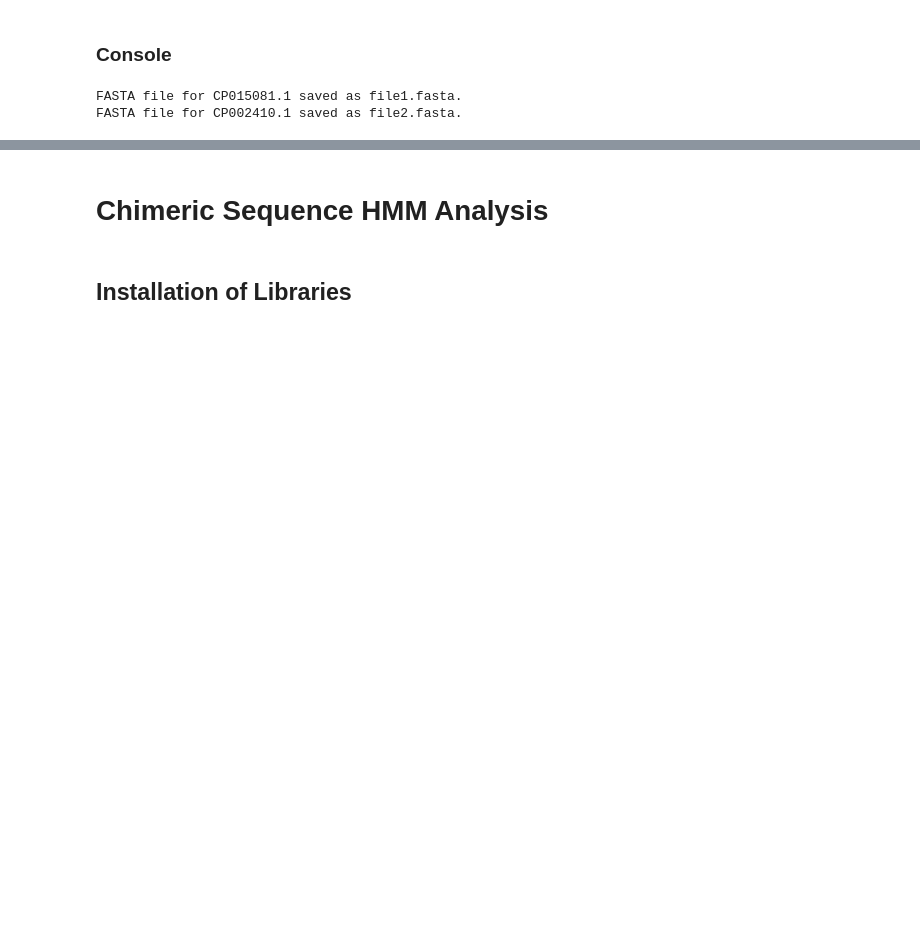
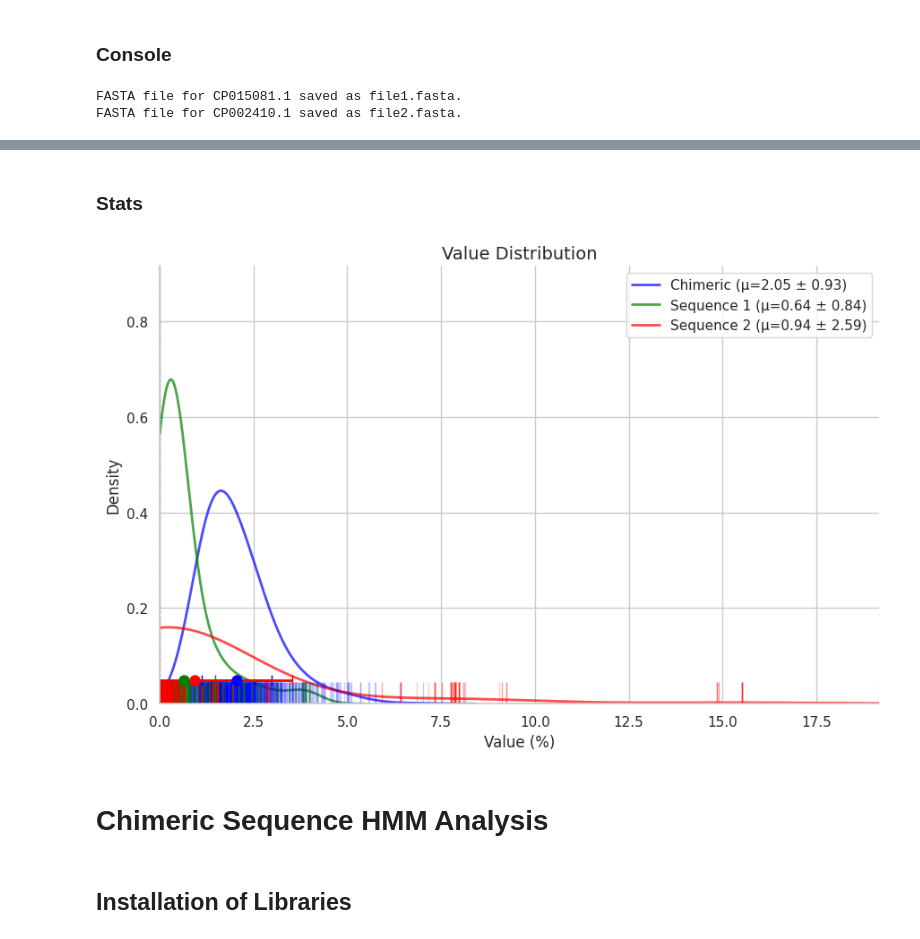
Before and after one commit to Vladm0z/HSE-Bioinformatics, a Jupyter notebook: Bioinformatics/MSc/Algorithms/BioAlg_HW1.ipynb, the cells around one changed output, grey strips where cells are left out. Saved outputs shown, nothing was run; the diff lists cells and outputs as text; code cells hidden in the pictures; blank space fills up the shorter version.

```diff
--- a/Bioinformatics/MSc/Algorithms/BioAlg_HW1.ipynb
+++ b/Bioinformatics/MSc/Algorithms/BioAlg_HW1.ipynb
@@ -51,0 +52,2 @@ Genome 2 error rate: 1.52%
+# %% [markdown]
+### Stats
@@ -52,3 +77,59 @@ Genome 2 error rate: 1.52%
+# %%
+def remove_outliers_iqr(data, threshold=1.5):
+    q1, q3 = np.percentile(data, [5, 95])
+    iqr = q3 - q1
+    lower_bound = q1 - (threshold * iqr)
+    upper_bound = q3 + (threshold * iqr)
+    return [x for x in data if lower_bound <= x <= upper_bound]
+
+nm1 = remove_outliers_iqr(num1)
+nm2 = remove_outliers_iqr(num2)
+nm3 = remove_outliers_iqr(num3)
+# %%
+avg1, err1 = get_stats(nm1)
+avg2, err2 = get_stats(nm2)
+avg3, err3 = get_stats(nm3)
+
+sns.set(style="whitegrid")
+plt.figure(figsize=(9, 6))
+
+# KDE plots with boundary correction
+kde_kwargs = {
+    'clip': (0, None),  # Prevent negative values
+    'bw_method': 0.5,
+    'linewidth': 2,
+    'alpha': 0.7
+}
+
+sns.kdeplot(num1, color='blue', label=f'Chimeric (μ={avg1:.2f} ± {err1:.2f})', **kde_kwargs)
+sns.kdeplot(num2, color='green', label=f'Sequence 1 (μ={avg2:.2f} ± {err2:.2f})', **kde_kwargs)
+sns.kdeplot(num3, color='red', label=f'Sequence 2 (μ={avg3:.2f} ± {err3:.2f})', **kde_kwargs)
+
+# Rug plots for data density
+sns.rugplot(num1, color='blue', height=0.05, alpha=0.2)
+sns.rugplot(num2, color='green', height=0.05, alpha=0.2)
+sns.rugplot(num3, color='red', height=0.05, alpha=0.2)
+
+# Error bars + mean
+for avg, err, color in zip([avg1, avg2, avg3], [err1, err2, err3], ['blue', 'green', 'red']):
+    plt.errorbar(avg, 0.05, xerr=err, fmt='o', color=color, markersize=8,
+                 ecolor=color, elinewidth=2, capsize=4)
+
+plt.title('Value Distribution', fontsize=14)
+plt.xlabel('Value (%)', fontsize=12)
+plt.ylabel('Density', fontsize=12)
+plt.xlim(0, max(np.concatenate([nm1, nm2, nm3])))  # Start at 0
+plt.legend(frameon=True, loc='upper right')
+
+# 0 line
+plt.axvline(0, color='black', linestyle='--', linewidth=0.8, alpha=0.7)
+
+sns.despine()
+plt.tight_layout()
+plt.savefig("distributions.pdf", bbox_inches='tight', format='pdf')
+plt.show()
+# %% [output]
+[figure, added]
 # %% [markdown]
 # Chimeric Sequence HMM Analysis
 # %% [markdown]
```
Also changed, not shown: parts of 4 cells of this notebook.
